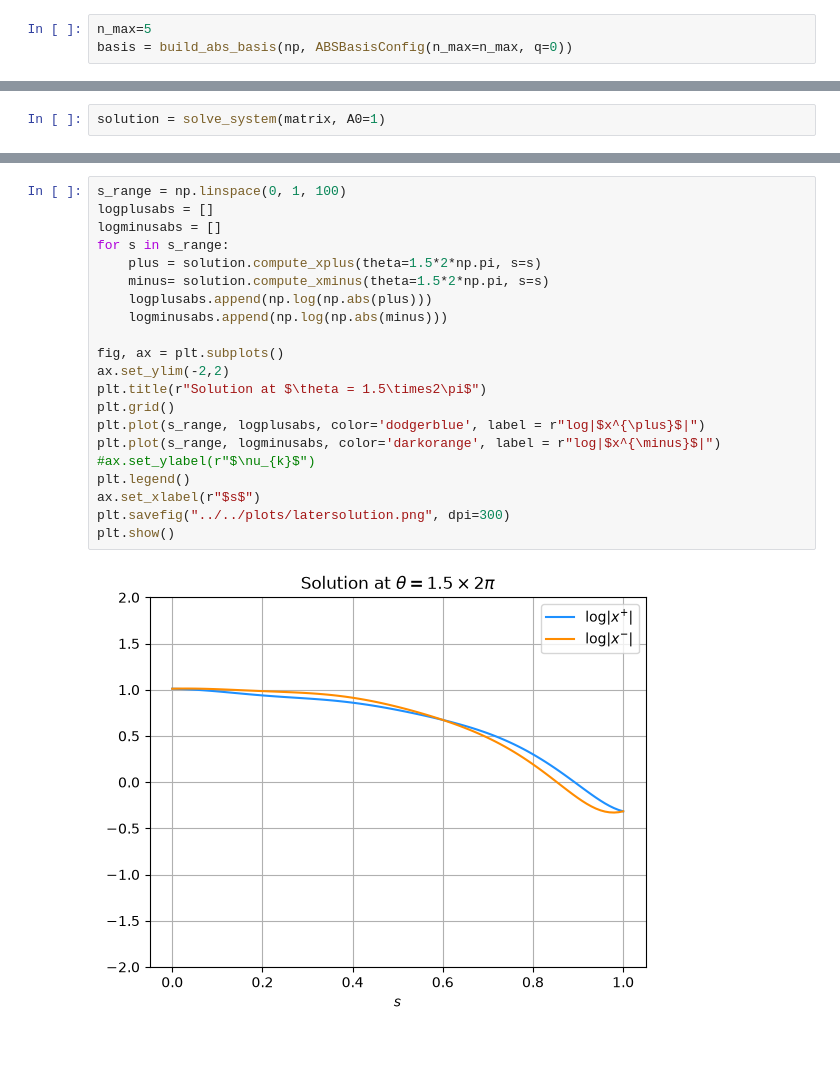
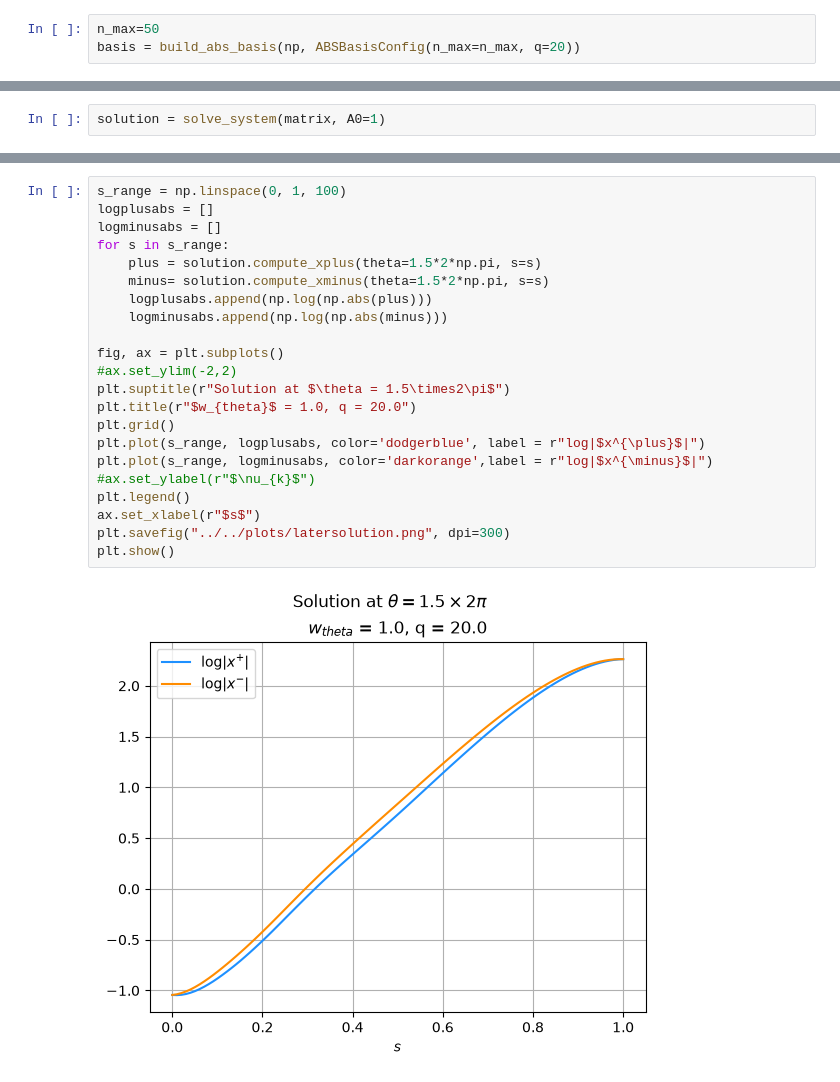
Before and after one commit to gonza94/pyABS, a Jupyter notebook: examples/eigensystem.ipynb, the cells around one changed output, grey strips where cells are left out. Drawn from its saved outputs; the diff is of its cells as text; blank space fills up the shorter version.

```diff
--- a/examples/eigensystem.ipynb
+++ b/examples/eigensystem.ipynb
@@ -20,6 +20,6 @@ from pyabs.solvers.eigensolvers import solve_eigenvalues, solve_eigensystem, sol
 # %%
-n_max=5
-basis = build_abs_basis(np, ABSBasisConfig(n_max=n_max, q=0))
+n_max=50
+basis = build_abs_basis(np, ABSBasisConfig(n_max=n_max, q=20))
 # %%
 theta_wake = ThetaWake(W0=1)
 # %%
@@ -79,26 +89,27 @@ plt.show()
 # %%
 s_range = np.linspace(0, 1, 100)
 logplusabs = []
 logminusabs = []
 for s in s_range:
     plus = solution.compute_xplus(theta=1.5*2*np.pi, s=s)
     minus= solution.compute_xminus(theta=1.5*2*np.pi, s=s)
     logplusabs.append(np.log(np.abs(plus)))
     logminusabs.append(np.log(np.abs(minus)))
 
 fig, ax = plt.subplots()
-ax.set_ylim(-2,2)
-plt.title(r"Solution at $\theta = 1.5\times2\pi$")
+#ax.set_ylim(-2,2)
+plt.suptitle(r"Solution at $\theta = 1.5\times2\pi$")
+plt.title(r"$w_{theta}$ = 1.0, q = 20.0")
 plt.grid()
 plt.plot(s_range, logplusabs, color='dodgerblue', label = r"log|$x^{\plus}$|")
-plt.plot(s_range, logminusabs, color='darkorange', label = r"log|$x^{\minus}$|")
+plt.plot(s_range, logminusabs, color='darkorange',label = r"log|$x^{\minus}$|")
 #ax.set_ylabel(r"$\nu_{k}$")
 plt.legend()
 ax.set_xlabel(r"$s$")
 plt.savefig("../../plots/latersolution.png", dpi=300)
 plt.show()
 # %% [output]
-[figure, old version]
+[figure, new version]
 # %%
 s_range = np.linspace(0, 1, 100)
 logplusabs = []
```
Also changed, not shown: parts of 9 cells of this notebook, 6 other files.
